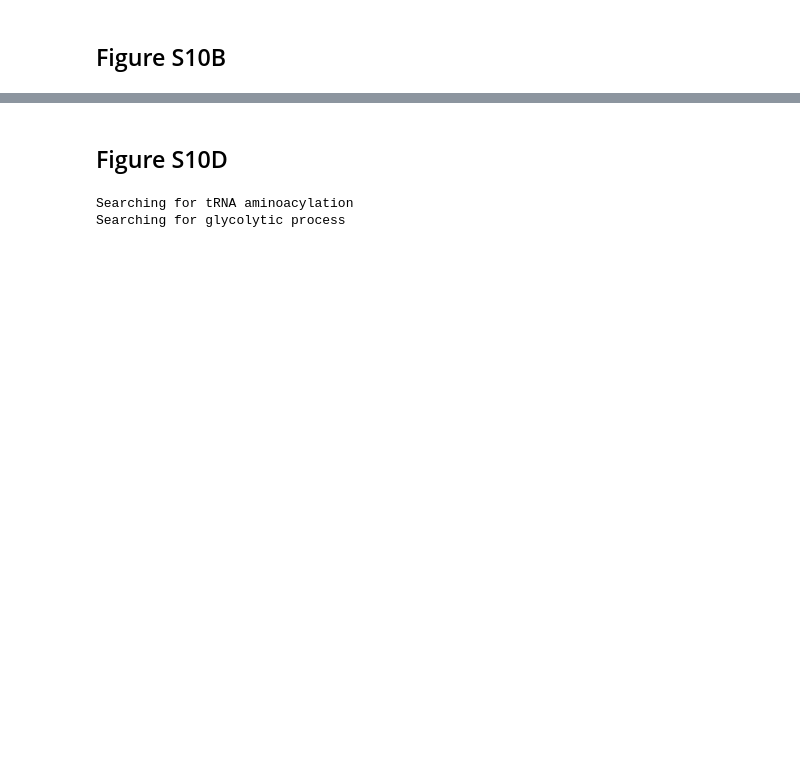
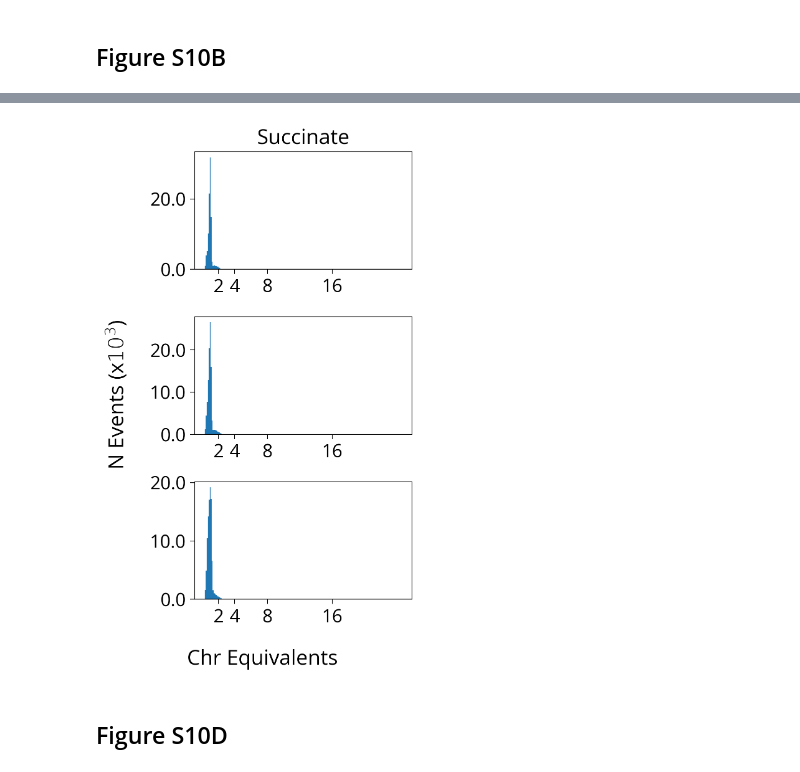
Before and after one commit to paulssonlab/2025_Eaton_optical-pooled-screen, a Jupyter notebook: Figures/Figure_S10.ipynb, the cells around one changed output, grey strips where cells are left out. Cells and saved outputs as stored; diff of their text form; code cells hidden in the pictures; blank space fills up the shorter version.

```diff
--- a/Figures/Figure_S10.ipynb
+++ b/Figures/Figure_S10.ipynb
@@ -391,2 +239,37 @@ plt.savefig("/home/de64/group/de64/CRISPRi_Libraries/dev_notebooks/2024-11-23_Fi
+# %%
+clipping_range = (3500,262143.0)
+
+succinate_modes = all_fcs_data_df.loc["DE19","Succinate"].groupby("Replicate")["GFP-A"].apply(hrm_find_mode)
+succinate_medianofmodes = np.median(succinate_modes)
+
+succinate_ladder = np.stack([succinate_medianofmodes,succinate_medianofmodes*2,succinate_medianofmodes*4,succinate_medianofmodes*8,succinate_medianofmodes*16])
+# %%
+fig = plt.figure(figsize=(3.5,6))
+fig.supylabel(r"N Events (x$10^{3}$)",fontsize=16)
+fig.supxlabel(r"Chr Equivalents",fontsize=16)
+
+selected_strain = "DE19"
+selected_condition = "Succinate"
+
+subplot_idx = 1
+for replicate_i in range(1,4):
+    ax = plt.subplot(3,1,subplot_idx)
+    selected_sample = all_fcs_data_df.loc[selected_strain,selected_condition,replicate_i]
+    plt.hist(selected_sample["GFP-A"],bins=200,range=clipping_range,zorder=-8)
+    ymax = ax.get_ylim()[1]
+
+    ax.yaxis.set_major_formatter(FuncFormatter(format_1000))
+    # ax.xaxis.set_major_formatter(FuncFormatter(format_100000))
+    plt.xticks(succinate_ladder[1:],[2,4,8,16])
+    ax.tick_params(labelsize=14)
+    if replicate_i==1:
+        plt.title(r"Succinate",fontsize=16)
+    subplot_idx+=1
+
+plt.tight_layout()
+plt.savefig("/home/de64/group/de64/CRISPRi_Libraries/dev_notebooks/2024-11-23_Figure_Notebooks/S10/Succinate.png",\
+            dpi=500,bbox_inches="tight",transparent=True)
+# %% [output]
+[figure, added]
 # %% [markdown]
 ## Figure S10D
@@ -480,15 +275,0 @@ ss_control_comparison_df["Gene"]="EV"
-# %%
-tRNA_aminoacylation_genes = search_go(ns2assoc, obodag, inv_gene_to_id, "GO:0043039")
-glycolysis_genes = search_go(ns2assoc, obodag, inv_gene_to_id, "GO:0006096")
-
-all_ribo = glycolysis_genes + tRNA_aminoacylation_genes
-
-ribo_relabel = {**{item: "Glycolysis" for item in glycolysis_genes},\
- **{item: "tRNA Synthetase" for item in tRNA_aminoacylation_genes}}
-
-ss_comparison_ribo_df = ss_comparison_df[ss_comparison_df["Gene"].isin(all_ribo)].copy()
-ss_comparison_ribo_df["Gene"] = ss_comparison_ribo_df["Gene"].astype(str)
-ss_comparison_ribo_df["Ribo Type"] = ss_comparison_ribo_df["Gene"].apply(lambda x: ribo_relabel[x])
-# %% [output]
-Searching for tRNA aminoacylation
-Searching for glycolytic process
```
Also changed, not shown: parts of 22 cells of this notebook, 21 other files.
